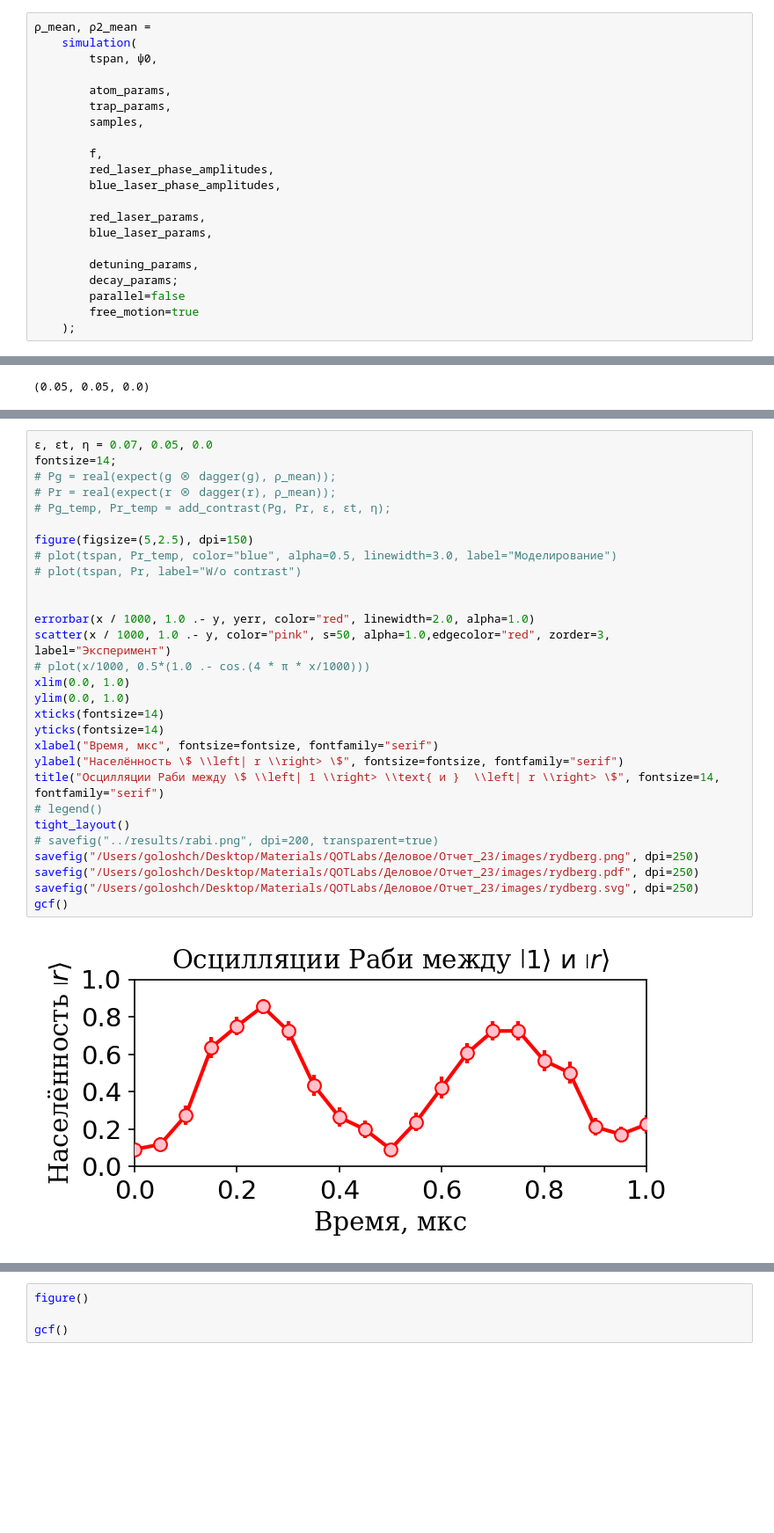
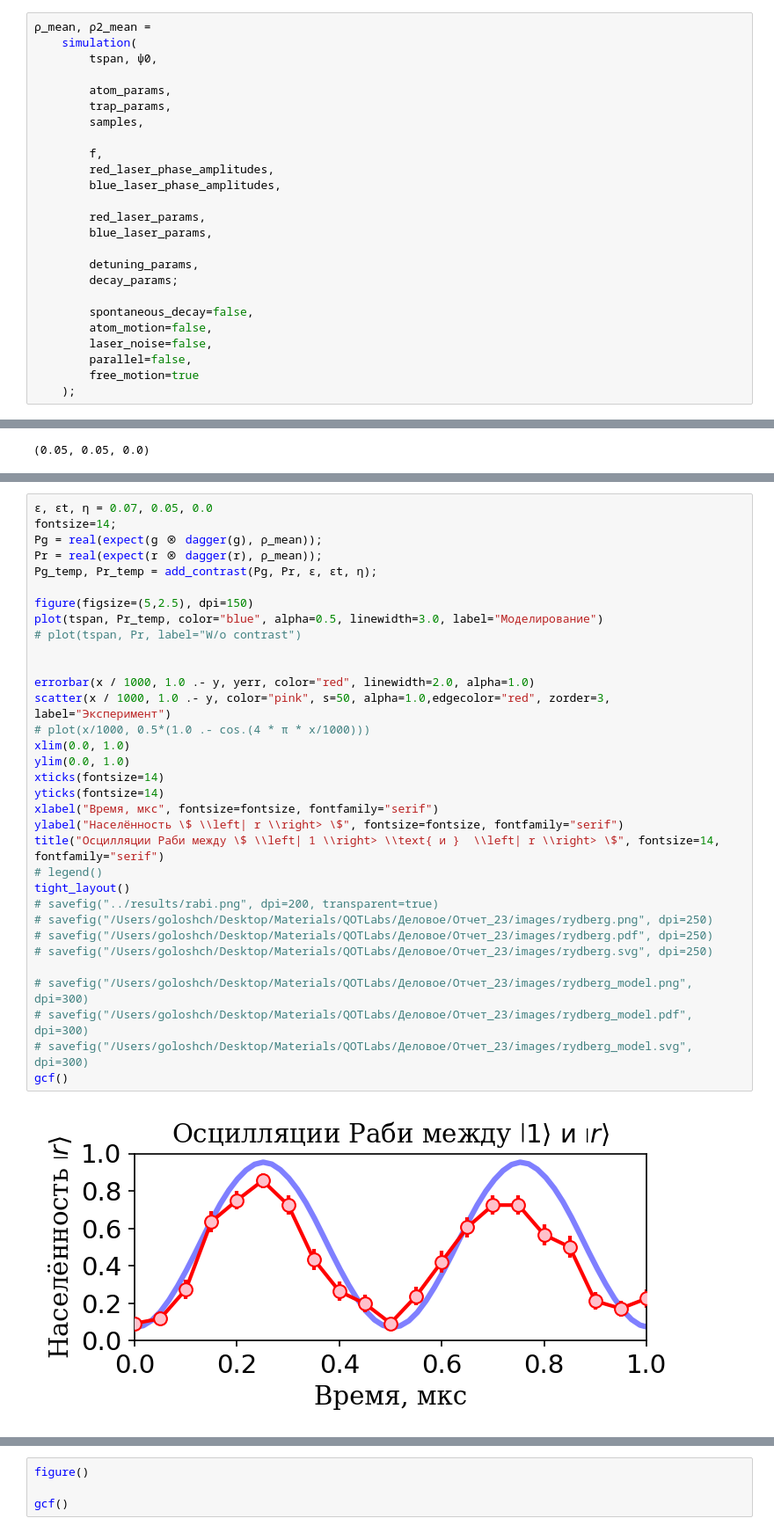
Before and after one commit to mgoloshchapov/ColdAtoms, a Jupyter notebook: notebooks/RydbergExperiment.ipynb, the cells around one changed output, grey strips where cells are left out. Shown at 88% size. Drawn from its saved outputs; the diff is of its cells as text; blank space fills up the shorter version.

```diff
--- a/notebooks/RydbergExperiment.ipynb
+++ b/notebooks/RydbergExperiment.ipynb
@@ -45,7 +42,11 @@ in expression starting at /Users/goloshch/ColdAtoms/params/default.jl:16
 
         detuning_params,
         decay_params;
-        parallel=false
+
+        spontaneous_decay=false,
+        atom_motion=false,
+        laser_noise=false,
+        parallel=false,
         free_motion=true
     );
 # %%
@@ -89,31 +90,35 @@ yerr = df_rydberg[1:end, 5];
 # %%
 ϵ, ϵt, η = 0.07, 0.05, 0.0
 fontsize=14;
-# Pg = real(expect(g ⊗ dagger(g), ρ_mean));
-# Pr = real(expect(r ⊗ dagger(r), ρ_mean));
-# Pg_temp, Pr_temp = add_contrast(Pg, Pr, ϵ, ϵt, η);
+Pg = real(expect(g ⊗ dagger(g), ρ_mean));
+Pr = real(expect(r ⊗ dagger(r), ρ_mean));
+Pg_temp, Pr_temp = add_contrast(Pg, Pr, ϵ, ϵt, η);
 
 figure(figsize=(5,2.5), dpi=150)
-# plot(tspan, Pr_temp, color="blue", alpha=0.5, linewidth=3.0, label="Моделирование")
+plot(tspan, Pr_temp, color="blue", alpha=0.5, linewidth=3.0, label="Моделирование")
 # plot(tspan, Pr, label="W/o contrast")
 
 
 errorbar(x / 1000, 1.0 .- y, yerr, color="red", linewidth=2.0, alpha=1.0)
 scatter(x / 1000, 1.0 .- y, color="pink", s=50, alpha=1.0,edgecolor="red", zorder=3, label="Эксперимент")
 # plot(x/1000, 0.5*(1.0 .- cos.(4 * π * x/1000)))
 xlim(0.0, 1.0)
 ylim(0.0, 1.0)
 xticks(fontsize=14)
 yticks(fontsize=14)
 xlabel("Время, мкс", fontsize=fontsize, fontfamily="serif")
 ylabel("Населённость \$ \\left| r \\right> \$", fontsize=fontsize, fontfamily="serif")
 title("Осцилляции Раби между \$ \\left| 1 \\right> \\text{ и }  \\left| r \\right> \$", fontsize=14, fontfamily="serif")
 # legend()
 tight_layout()
 # savefig("../results/rabi.png", dpi=200, transparent=true)
-savefig("/Users/goloshch/Desktop/Materials/QOTLabs/Деловое/Отчет_23/images/rydberg.png", dpi=250)
-savefig("/Users/goloshch/Desktop/Materials/QOTLabs/Деловое/Отчет_23/images/rydberg.pdf", dpi=250)
-savefig("/Users/goloshch/Desktop/Materials/QOTLabs/Деловое/Отчет_23/images/rydberg.svg", dpi=250)
+# savefig("/Users/goloshch/Desktop/Materials/QOTLabs/Деловое/Отчет_23/images/rydberg.png", dpi=250)
+# savefig("/Users/goloshch/Desktop/Materials/QOTLabs/Деловое/Отчет_23/images/rydberg.pdf", dpi=250)
+# savefig("/Users/goloshch/Desktop/Materials/QOTLabs/Деловое/Отчет_23/images/rydberg.svg", dpi=250)
+
+# savefig("/Users/goloshch/Desktop/Materials/QOTLabs/Деловое/Отчет_23/images/rydberg_model.png", dpi=300)
+# savefig("/Users/goloshch/Desktop/Materials/QOTLabs/Деловое/Отчет_23/images/rydberg_model.pdf", dpi=300)
+# savefig("/Users/goloshch/Desktop/Materials/QOTLabs/Деловое/Отчет_23/images/rydberg_model.svg", dpi=300)
 gcf()
 # %% [output]
-[figure, old version]
+[figure, new version]
```
Also changed, not shown: parts of 6 cells of this notebook, 26 other files.
